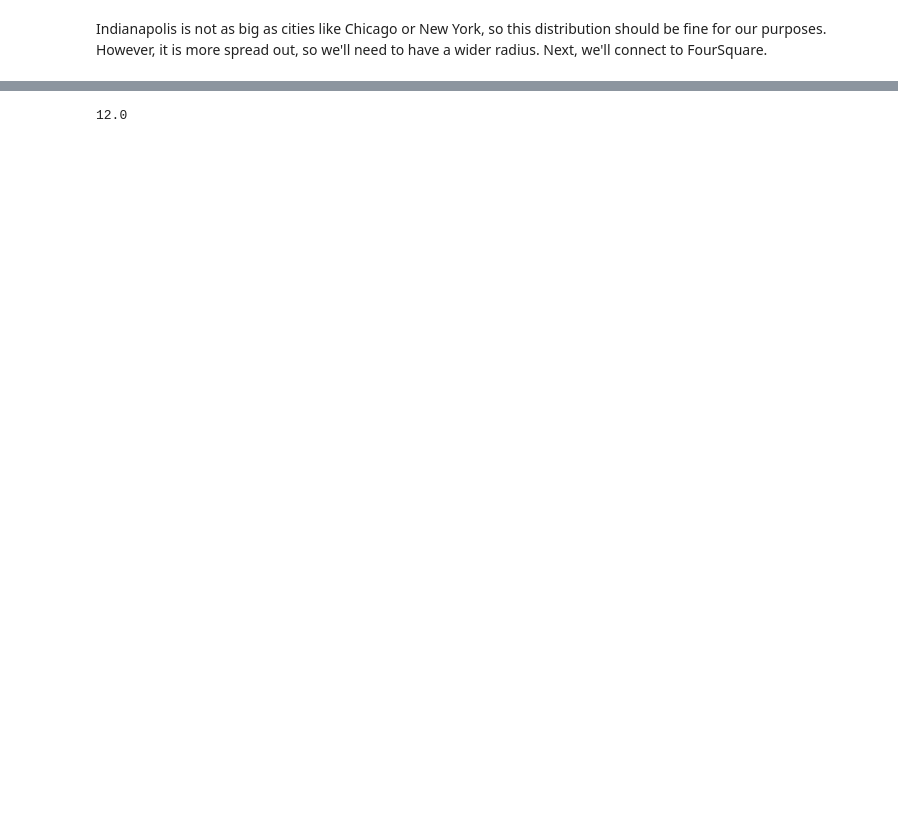
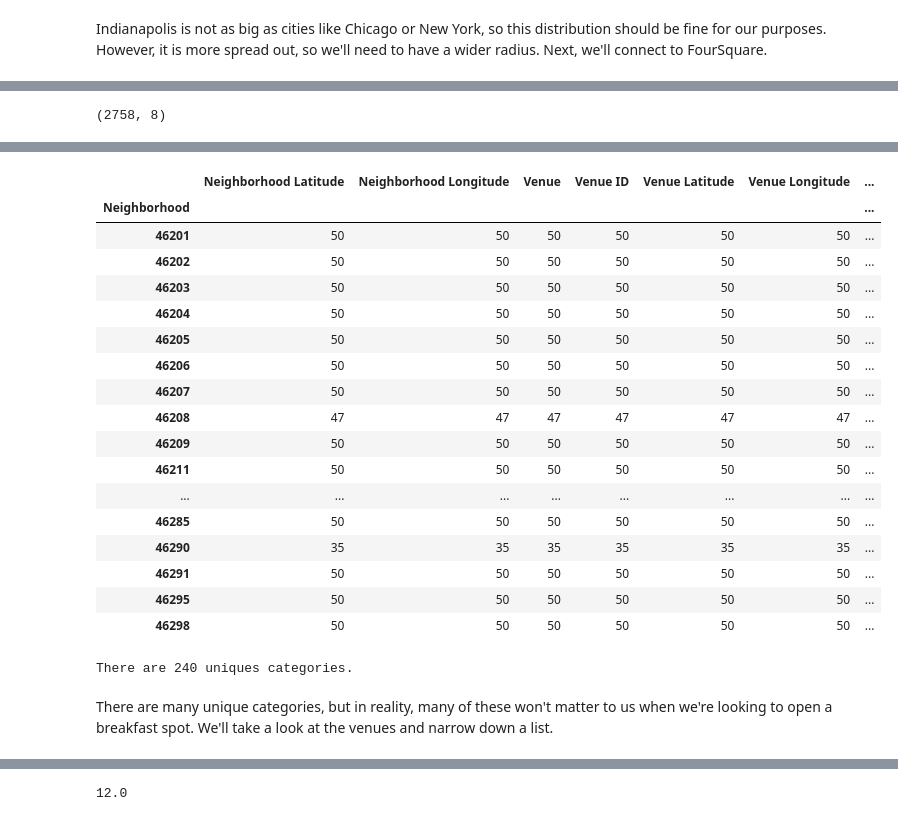
Before and after one commit to drbergDS/Coursera_Capstone, a Jupyter notebook: Capstone_week4_code.ipynb, the cells around one changed output, grey strips where cells are left out. Drawn from its saved outputs; the diff is of its cells as text; code cells hidden in the pictures; blank space fills up the shorter version.

Commit message:
Finished clustering by venue, working on clustering by hour

```diff
--- a/Capstone_week4_code.ipynb
+++ b/Capstone_week4_code.ipynb
@@ -115,0 +197,5 @@ venues_normal.head()
+# %%
+indy_venues = getNearbyVenues(names=inCoord['Zip'],
+                                   latitudes=inCoord['Latitude'],
+                                   longitudes=inCoord['Longitude']
+                                  )
@@ -115,0 +220,6 @@ venues_normal.head()
+# %%
+print(indy_venues.shape)
+display(indy_venues.head())
+indy_venues.groupby('Neighborhood').count()
+# %% [output]
+(2758, 8)
@@ -115,0 +232,24 @@ venues_normal.head()
+|  | Neighborhood Latitude | Neighborhood Longitude | Venue | Venue ID | Venue Latitude | Venue Longitude | ... |
+| Neighborhood |  |  |  |  |  |  | ... |
+| 46201 | 50 | 50 | 50 | 50 | 50 | 50 | ... |
+| 46202 | 50 | 50 | 50 | 50 | 50 | 50 | ... |
+| 46203 | 50 | 50 | 50 | 50 | 50 | 50 | ... |
+| 46204 | 50 | 50 | 50 | 50 | 50 | 50 | ... |
+| 46205 | 50 | 50 | 50 | 50 | 50 | 50 | ... |
+| 46206 | 50 | 50 | 50 | 50 | 50 | 50 | ... |
+| 46207 | 50 | 50 | 50 | 50 | 50 | 50 | ... |
+| 46208 | 47 | 47 | 47 | 47 | 47 | 47 | ... |
+| 46209 | 50 | 50 | 50 | 50 | 50 | 50 | ... |
+| 46211 | 50 | 50 | 50 | 50 | 50 | 50 | ... |
+| ... | ... | ... | ... | ... | ... | ... | ... |
+| 46285 | 50 | 50 | 50 | 50 | 50 | 50 | ... |
+| 46290 | 35 | 35 | 35 | 35 | 35 | 35 | ... |
+| 46291 | 50 | 50 | 50 | 50 | 50 | 50 | ... |
+| 46295 | 50 | 50 | 50 | 50 | 50 | 50 | ... |
+| 46298 | 50 | 50 | 50 | 50 | 50 | 50 | ... |
+# %%
+print('There are {} uniques categories.'.format(len(indy_venues['Venue Category'].unique())))
+# %% [output]
+There are 240 uniques categories.
+# %% [markdown]
+There are many unique categories, but in reality, many of these won't matter to us when we're looking to open a breakfast spot. We'll take a look at the venues and narrow down a list.
```
Also changed, not shown: parts of 47 cells of this notebook.
